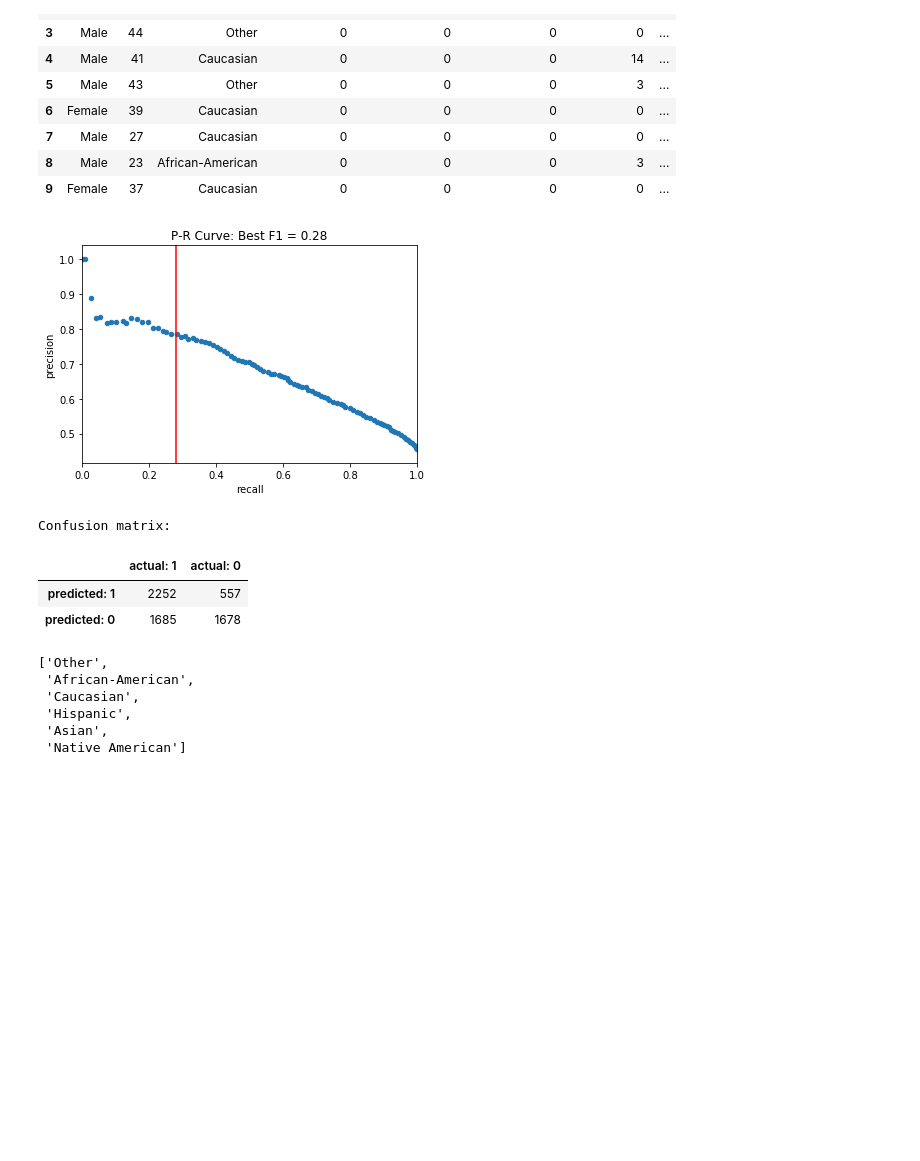
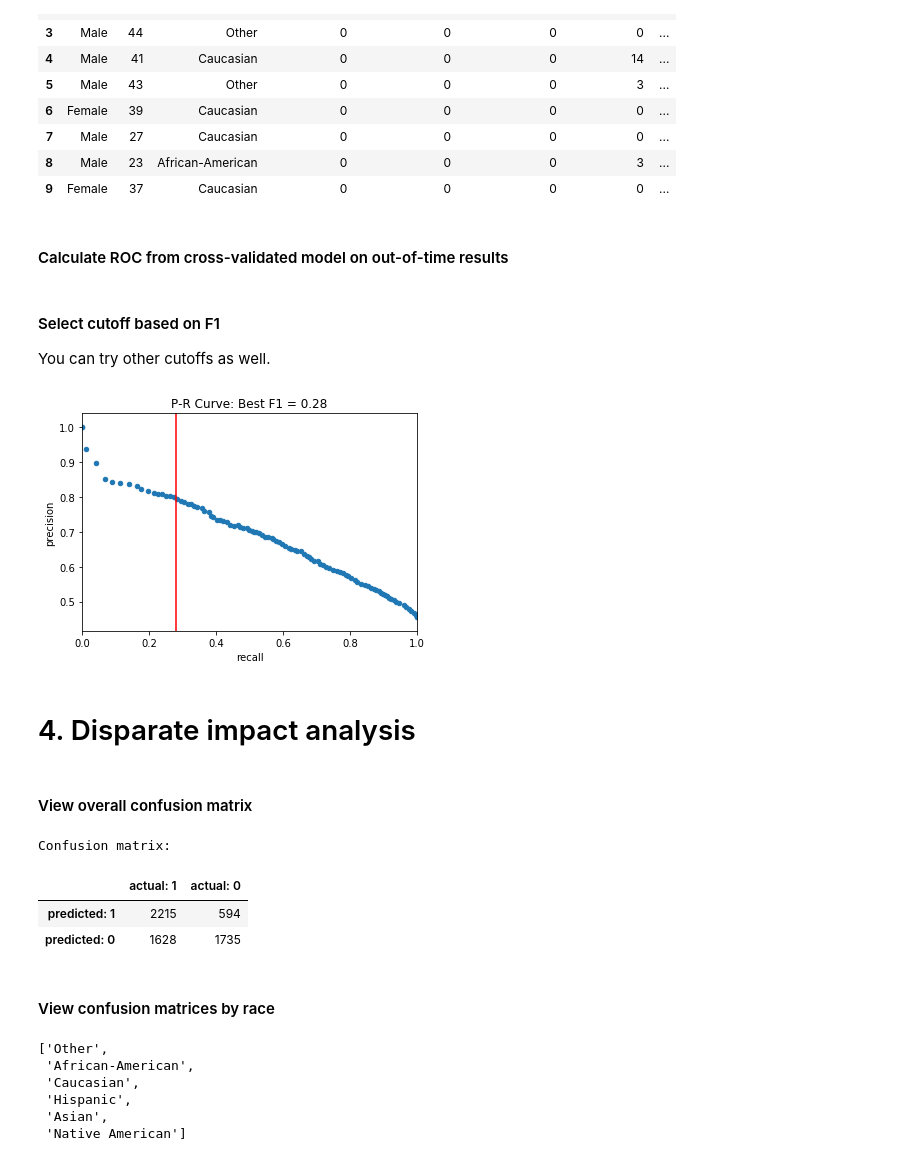
Before and after one commit to h2oai/driverlessai-tutorials, a Jupyter notebook: interpretable_ml/DAIDIA.ipynb, the cells around one changed output. Saved outputs shown, nothing was run; the diff lists cells and outputs as text; code cells hidden in the pictures; blank space fills up the shorter version.

```diff
--- a/interpretable_ml/DAIDIA.ipynb
+++ b/interpretable_ml/DAIDIA.ipynb
@@ -17,16 +25,20 @@ from h2oai_client import Client
 # %%
-# global constants
+# overall random seed
 SEED = 12345
 
+# DAI constants
+DAI_HOST = 'http://localhost:12345'
 DAI_USERNAME = 'phall'
 DAI_PASSWORD = 'phall'
+DAI_ACCURACY = 7
+DAI_TIME = 3
+DAI_INTERPRETABILITY = 7
 
-DAI_ACCURACY = 1
-DAI_TIME = 1
-DAI_INTERPRETABILITY = 1
-
+# location of results files on disk
+# for previously executed long-running jobs
 PREDS_FILE_PATH = 'data' + os.sep + 'preds.csv'
 VARIMP_FILE_PATH = 'data' + os.sep + 'varimp.csv'
 
+# disparate impact analysis thresholds
 PARITY_THRESHOLD_L = 0.8
 PARITY_THRESHOLD_H = 1.25
@@ -81,8 +102,10 @@ clean.to_csv('data/compas-scores-two-years-binary.csv')
 # %%
+# if previously saved results exist, use
+# else train new model
 if (not os.path.exists(PREDS_FILE_PATH)) or (not os.path.exists(VARIMP_FILE_PATH)):
 
     # connect to DAI
-    h2oai = Client(address='http://localhost:12345', username=DAI_USERNAME, password=DAI_PASSWORD)
+    h2oai = Client(address=DAI_HOST, username=DAI_USERNAME, password=DAI_PASSWORD)
 
     # save training data to disk for DAI
     cwd = os.getcwd()
@@ -119,34 +142,40 @@ if (not os.path.exists(PREDS_FILE_PATH)) or (not os.path.exists(VARIMP_FILE_PATH
 
     print('Final Model Score on Validation Data: ' + str(round(experiment.valid_score, 3)))
 
-    # generate and save predictions
+    # generate predictions
     prediction = h2oai.make_prediction_sync(experiment.key, train_path_dai, output_margin=False, pred_contribs=False)
     preds_path = h2oai.download(prediction.predictions_csv_path, '.')
     preds = pd.read_csv(preds_path)
     preds.drop('binary_target.0', axis=1, inplace=True)
     preds.rename(columns={'binary_target.1':'p_recid'}, inplace=True)
 
+    # save predictions
     preds.to_csv(PREDS_FILE_PATH)
 
+    # housekeeping
     os.remove(preds_path)
 
-    # generate, save, and plot variable importance
+    # generate and save variable importance
     summary_path = h2oai.download(src_path=experiment.summary_path, dest_dir='.')
     dir_path = cwd + os.sep + 'h2oai_experiment_summary_' + experiment.key
     subprocess.call(['unzip', '-o', summary_path, '-d', dir_path], shell=False)
     features = pd.read_table(dir_path + os.sep + 'features.txt', sep=',', skipinitialspace=True)
 
+    # save variable importance
     features.to_csv(VARIMP_FILE_PATH)
 
+    # housekeeping
     shutil.rmtree(dir_path)
     os.remove(summary_path)
 
 else:
 
+    # load predictions
     print('Loading predictions from disk ...\n')
     preds = pd.read_csv(PREDS_FILE_PATH, index_col=0)
     print(preds.head())
 
+    # load variable importance
     print('\nLoading feature importance from disk ...\n')
     features = pd.read_csv(VARIMP_FILE_PATH, index_col=0)
     features.sort_values(by='Relative Importance', inplace=True)
@@ -181 +213,3 @@ clean_score.head(n=10)
+# %% [markdown]
+#### Calculate ROC from cross-validated model on out-of-time results
 # %%
@@ -214,31 +269,63 @@ roc_frame = get_roc(clean_score, 'two_year_recid', 'p_recid')
+# %% [markdown]
+#### Select cutoff based on F1
+You can try other cutoffs as well.
 # %%
-best_cut = roc_frame.loc[roc_frame['f1'].idxmax(), 'cutoff']
+best_cut = prroc_frame.loc[prroc_frame['f1'].idxmax(), 'cutoff'] # Find cutoff w/ max F1
 # %%
+# Plot P-R ROC w/ best cutoff
 title_ = 'P-R Curve: Best F1 = ' + str(best_cut)
-ax = roc_frame.plot(x='recall', y='precision', kind='scatter', title=title_, xlim=[0,1])
+ax = prroc_frame.plot(x='recall', y='precision', kind='scatter', title=title_, xlim=[0,1])
 _ = ax.axvline(best_cut, color='r')
 # %% [output]
-[figure, old version]
+[figure, new version]
+# %% [markdown]
+# 4. Disparate impact analysis
+# %% [markdown]
+#### View overall confusion matrix
 # %%
-def get_confusion_matrix(frame, y, yhat, target_label='target', by=None, level=None, cutoff=0.5):
+def get_confusion_matrix(frame, y, yhat, by=None, level=None, cutoff=0.5):
 
+    """ Creates confusion matrix from pandas dataframe of y and yhat values, can be sliced
+        by a variable and level.
+
+    Args:
+        frame: Pandas dataframe of actual (y) and predicted (yhat) values.
+        y: Name of actual value column.
+        yhat: Name of predicted value column.
+        by: By variable to slice frame before creating confusion matrix, default None.
+        level: Value of by variable to slice frame before creating confusion matrix, default None.
+        cutoff: Cutoff threshold for confusion matrix, default 0.5.
+
+    Returns:
+        Confusion matrix as pandas dataframe.
+    """
+
+    # determine levels of target (y) variable
+    # sort for consistency
     level_list = list(frame[y].unique())
     level_list.sort(reverse=True)
+
+    # init confusion matrix
     cm_frame = pd.DataFrame(columns=['actual: ' +  str(i) for i in level_list],
                             index=['predicted: ' + str(i) for i in level_list])
 
+    # don't destroy original data
     frame_ = frame.copy(deep=True)
 
+    # convert numeric predictions to binary decisions using cutoff
     dname = 'd_' + str(y)
     frame_[dname] = np.where(frame_[yhat] > cutoff , 1, 0)
 
+    # slice frame
     if (by is not None) & (level is not None):
         frame_ = frame_[frame[by] == level]
 
+    # calculate size of each confusion matrix value
     for i, lev_i in enumerate(level_list):
         for j, lev_j in enumerate(level_list):
             cm_frame.iat[i, j] = frame_[(frame_[y] == lev_i) & (frame_[dname] == lev_j)].shape[0]
 
+    # output results
     if by is None:
         print('Confusion matrix:')
     else:
@@ -251,5 +338,5 @@ get_confusion_matrix(clean_score, 'two_year_recid', 'p_recid', cutoff=best_cut)
 # %% [output]
 Confusion matrix:
 |  | actual: 1 | actual: 0 |
-| predicted: 1 | 2252 | 557 |
-| predicted: 0 | 1685 | 1678 |
+| predicted: 1 | 2215 | 594 |
+| predicted: 0 | 1628 | 1735 |
@@ -258,3 +343,5 @@ Confusion matrix:
+# %% [markdown]
+#### View confusion matrices by race
 # %%
 races = list(clean_score['race'].unique())
 races
```
Also changed, not shown: parts of 38 cells of this notebook.
